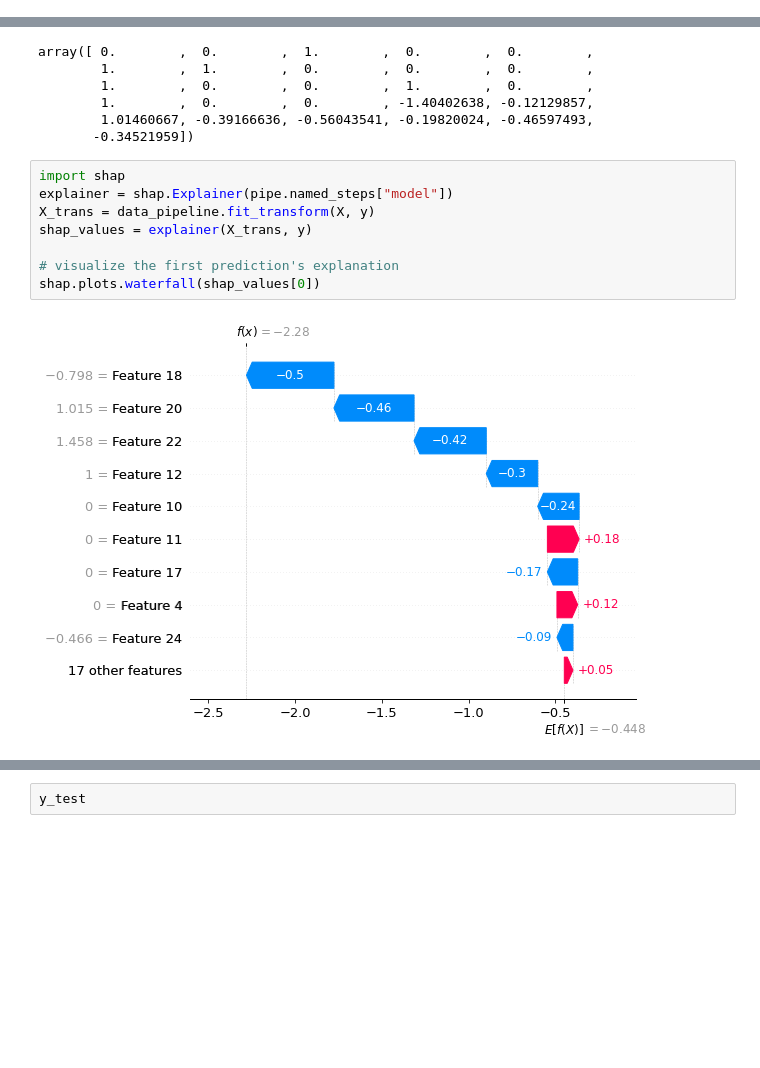
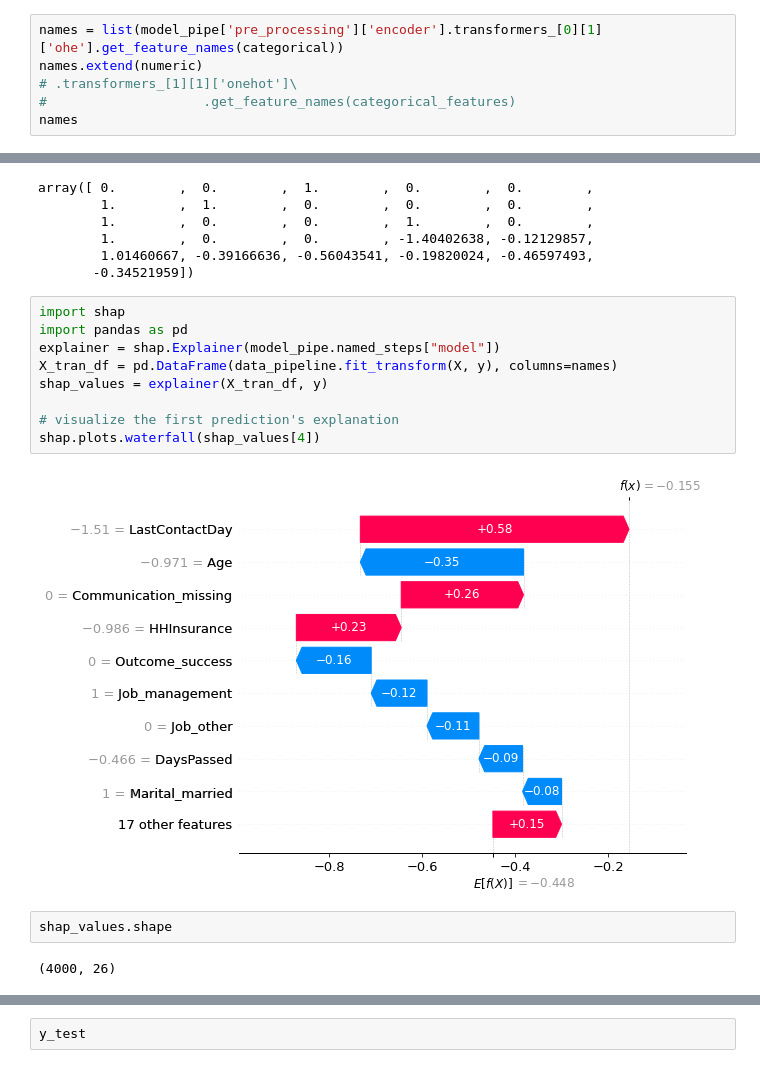
Before and after one commit to m-o-leary/car_insurance_prediction, a Jupyter notebook: notebooks/mol-data-cleaning.ipynb, the cells around one changed output, grey strips where cells are left out. Drawn from its saved outputs; the diff is of its cells as text; blank space fills up the shorter version.

Commit message:
Add SHAP

```diff
--- a/notebooks/mol-data-cleaning.ipynb
+++ b/notebooks/mol-data-cleaning.ipynb
@@ -117,3 +117,9 @@ Pipeline(steps=[('pre_processing',
                                reg_alpha=0, reg_lambda=1, scale_pos_weight=1,
                                subsample=1, tree_method='exact',
                                validate_parameters=1, verbosity=None))])
+# %%
+names = list(model_pipe['pre_processing']['encoder'].transformers_[0][1]['ohe'].get_feature_names(categorical))
+names.extend(numeric)
+# .transformers_[1][1]['onehot']\
+#                    .get_feature_names(categorical_features)
+names
@@ -131,12 +165,17 @@ array([ 0.        ,  0.        ,  1.        ,  0.        ,  0.        ,
        -0.34521959])
 # %%
 import shap
-explainer = shap.Explainer(pipe.named_steps["model"])
-X_trans = data_pipeline.fit_transform(X, y)
-shap_values = explainer(X_trans, y)
+import pandas as pd
+explainer = shap.Explainer(model_pipe.named_steps["model"])
+X_tran_df = pd.DataFrame(data_pipeline.fit_transform(X, y), columns=names)
+shap_values = explainer(X_tran_df, y)
 
 # visualize the first prediction's explanation
-shap.plots.waterfall(shap_values[0])
+shap.plots.waterfall(shap_values[4])
 # %% [output]
-[figure, old version]
+[figure, new version]
+# %%
+shap_values.shape
+# %% [output]
+(4000, 26)
 # %%
```
Also changed, not shown: parts of 5 cells of this notebook.
